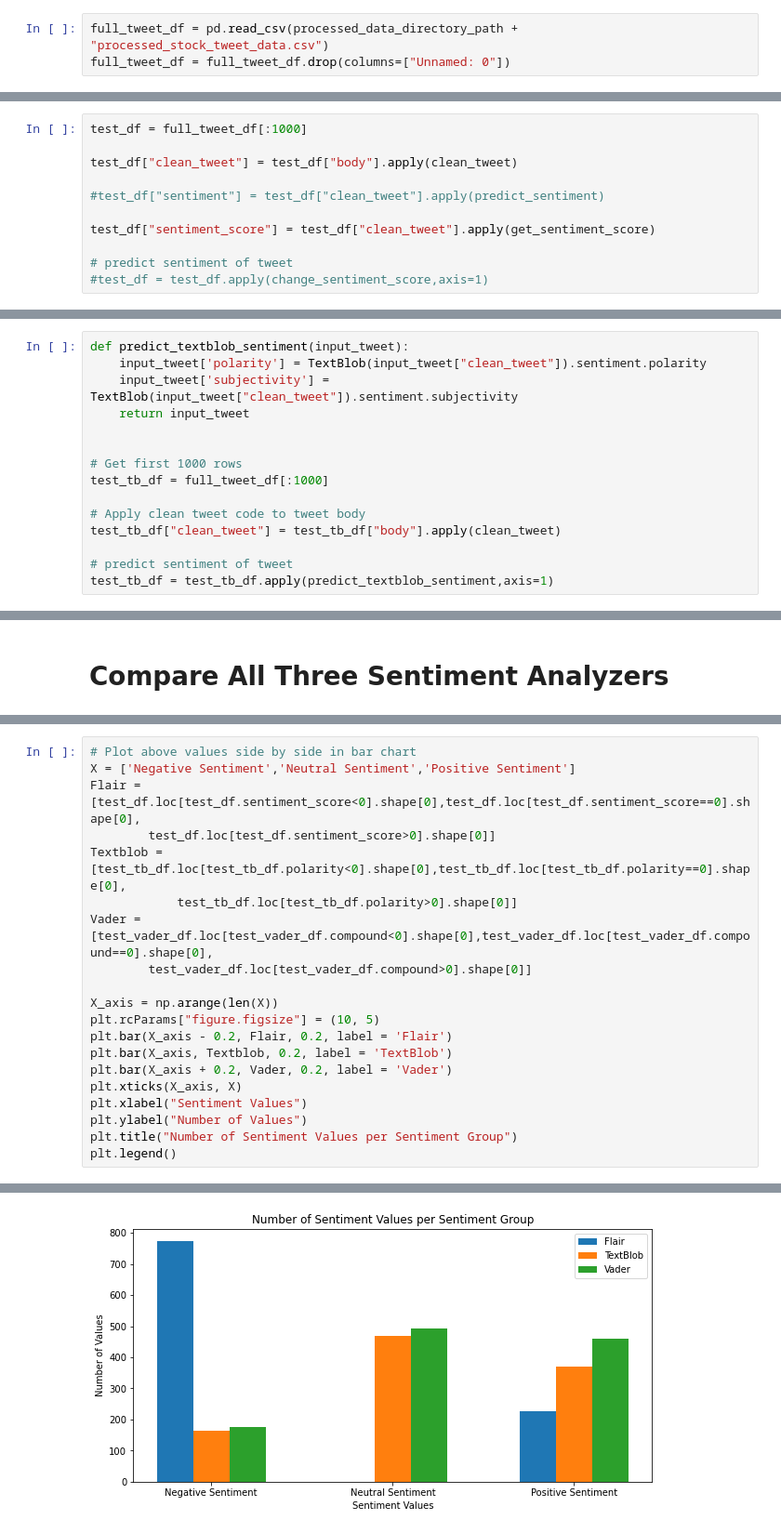
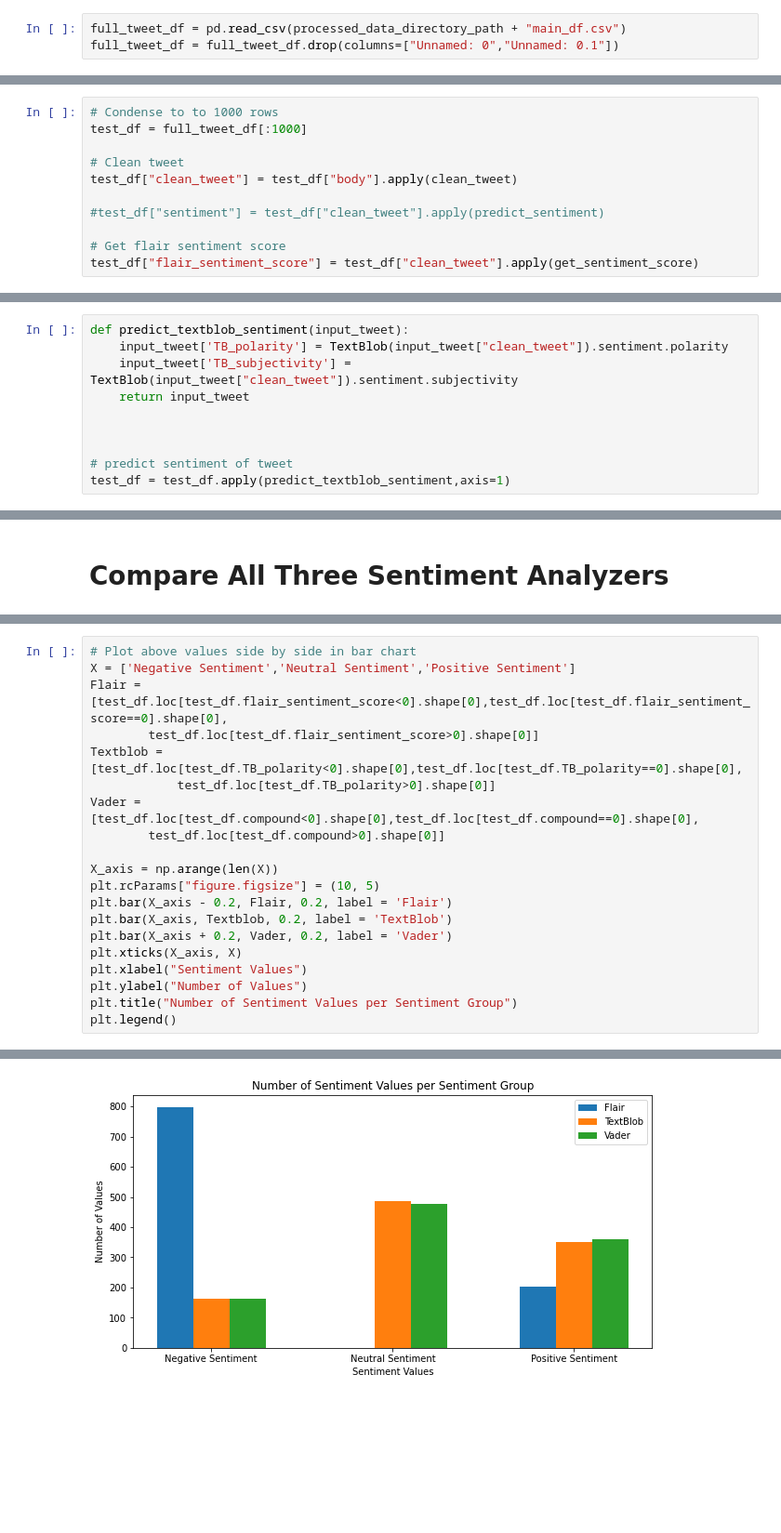
Before and after one commit to heatherpieszala/w207_final_project, a Jupyter notebook: w207_final_project/notebooks/sumedh_sentimentclassifier_analysis.ipynb, the cells around one changed output, grey strips where cells are left out. Shown at 93% size. Cells and saved outputs as stored; diff of their text form; blank space fills up the shorter version.

```diff
--- a/w207_final_project/notebooks/sumedh_sentimentclassifier_analysis.ipynb
+++ b/w207_final_project/notebooks/sumedh_sentimentclassifier_analysis.ipynb
@@ -12,5 +15,5 @@ from textblob import TextBlob
 cd = os.getcwd()
 processed_data_directory_path = "/".join(cd.split("/")[:-1]) + "/data/processed/"
 # %%
-full_tweet_df = pd.read_csv(processed_data_directory_path + "processed_stock_tweet_data.csv")
-full_tweet_df = full_tweet_df.drop(columns=["Unnamed: 0"])
+full_tweet_df = pd.read_csv(processed_data_directory_path + "main_df.csv")
+full_tweet_df = full_tweet_df.drop(columns=["Unnamed: 0","Unnamed: 0.1"])
@@ -54,14 +62,14 @@ def change_sentiment_score(input_tweet):
 # %%
+# Condense to to 1000 rows
 test_df = full_tweet_df[:1000]
 
+# Clean tweet
 test_df["clean_tweet"] = test_df["body"].apply(clean_tweet)
 
 #test_df["sentiment"] = test_df["clean_tweet"].apply(predict_sentiment)
 
-test_df["sentiment_score"] = test_df["clean_tweet"].apply(get_sentiment_score)
-
-# predict sentiment of tweet
-#test_df = test_df.apply(change_sentiment_score,axis=1)
+# Get flair sentiment score
+test_df["flair_sentiment_score"] = test_df["clean_tweet"].apply(get_sentiment_score)
 # %% [output]
 A value is trying to be set on a copy of a slice from a DataFrame.
 Try using .loc[row_indexer,col_indexer] = value instead
@@ -98,16 +106,11 @@ plt.show()
 # Sentiment Classification - TextBlob
 # %%
 def predict_textblob_sentiment(input_tweet):
-    input_tweet['polarity'] = TextBlob(input_tweet["clean_tweet"]).sentiment.polarity
-    input_tweet['subjectivity'] =  TextBlob(input_tweet["clean_tweet"]).sentiment.subjectivity
+    input_tweet['TB_polarity'] = TextBlob(input_tweet["clean_tweet"]).sentiment.polarity
+    input_tweet['TB_subjectivity'] =  TextBlob(input_tweet["clean_tweet"]).sentiment.subjectivity
     return input_tweet
 
 
-# Get first 1000 rows
-test_tb_df = full_tweet_df[:1000]
-
-# Apply clean tweet code to tweet body
-test_tb_df["clean_tweet"] = test_tb_df["body"].apply(clean_tweet)
 
 # predict sentiment of tweet
-test_tb_df = test_tb_df.apply(predict_textblob_sentiment,axis=1)
+test_df = test_df.apply(predict_textblob_sentiment,axis=1)
@@ -228,23 +206,23 @@ Number of Neutral Sentiment Values: 492
 # %%
 # Plot above values side by side in bar chart
 X = ['Negative Sentiment','Neutral Sentiment','Positive Sentiment']
-Flair = [test_df.loc[test_df.sentiment_score<0].shape[0],test_df.loc[test_df.sentiment_score==0].shape[0],
-        test_df.loc[test_df.sentiment_score>0].shape[0]]
-Textblob = [test_tb_df.loc[test_tb_df.polarity<0].shape[0],test_tb_df.loc[test_tb_df.polarity==0].shape[0],
-            test_tb_df.loc[test_tb_df.polarity>0].shape[0]]
-Vader = [test_vader_df.loc[test_vader_df.compound<0].shape[0],test_vader_df.loc[test_vader_df.compound==0].shape[0],
-        test_vader_df.loc[test_vader_df.compound>0].shape[0]]
+Flair = [test_df.loc[test_df.flair_sentiment_score<0].shape[0],test_df.loc[test_df.flair_sentiment_score==0].shape[0],
+        test_df.loc[test_df.flair_sentiment_score>0].shape[0]]
+Textblob = [test_df.loc[test_df.TB_polarity<0].shape[0],test_df.loc[test_df.TB_polarity==0].shape[0],
+            test_df.loc[test_df.TB_polarity>0].shape[0]]
+Vader = [test_df.loc[test_df.compound<0].shape[0],test_df.loc[test_df.compound==0].shape[0],
+        test_df.loc[test_df.compound>0].shape[0]]
 
 X_axis = np.arange(len(X))
 plt.rcParams["figure.figsize"] = (10, 5)
 plt.bar(X_axis - 0.2, Flair, 0.2, label = 'Flair')
 plt.bar(X_axis, Textblob, 0.2, label = 'TextBlob')
 plt.bar(X_axis + 0.2, Vader, 0.2, label = 'Vader')
 plt.xticks(X_axis, X)
 plt.xlabel("Sentiment Values")
 plt.ylabel("Number of Values")
 plt.title("Number of Sentiment Values per Sentiment Group")
 plt.legend()
 # %% [output]
 <matplotlib.legend.Legend at 0x...>
-[figure, old version]
+[figure, new version]
```
Also changed, not shown: parts of 23 cells of this notebook.
